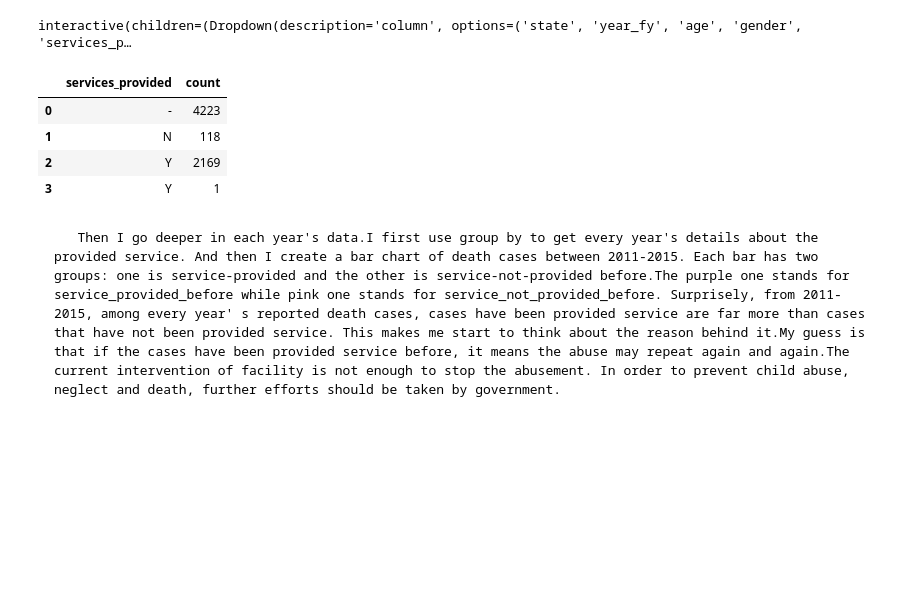
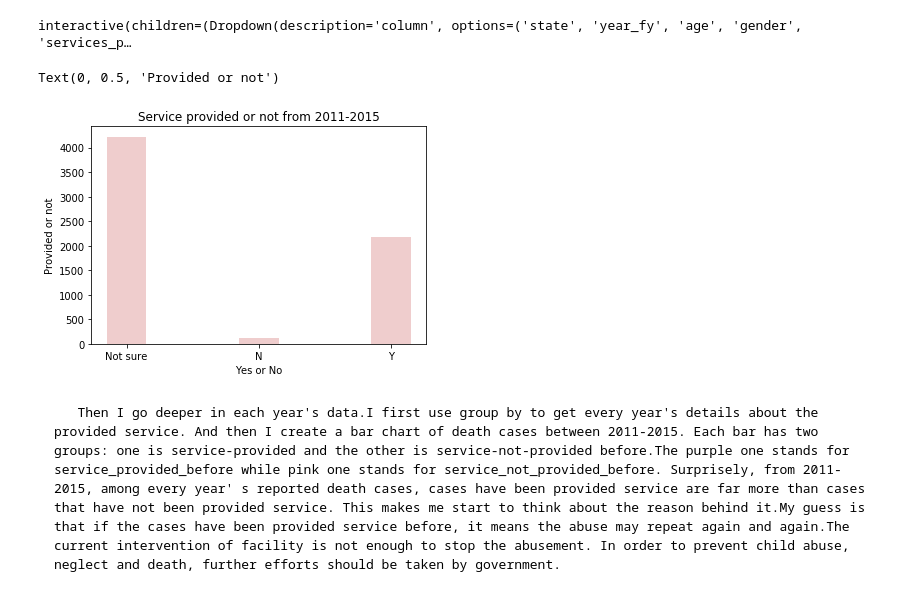
Before and after one commit to Zoeoez/yeminwu.github.io, a Jupyter notebook: wuyemin-final3.ipynb, the cells around one changed output. Drawn from its saved outputs; the diff is of its cells as text; code cells hidden in the pictures; blank space fills up the shorter version.

```diff
--- a/wuyemin-final3.ipynb
+++ b/wuyemin-final3.ipynb
@@ -69,21 +69,18 @@ interactive(children=(Dropdown(description='column', options=('state', 'year_fy'
 # %%
 grouped = CAPTA_categorical.groupby('services_provided')
 count_by_services_provided=grouped['services_provided'].count()
 count_by_services_provided = {'services_provided':count_by_services_provided.index,'count':count_by_services_provided.values}
 count_by_services_provided = pd.DataFrame(count_by_services_provided)
 count_by_services_provided
 x_data =['Not sure','N','Y','Y']
 plt.bar(x=x_data, height=count_by_services_provided['count'],
-color='indianred', alpha=0.3, width=bar_width)
+color='indianred', alpha=0.3, width=0.3)
 plt.title("Service provided or not from 2011-2015")
 plt.xlabel("Yes or No")
 plt.ylabel("Provided or not")
 # %% [output]
-|  | services_provided | count |
-| 0 | - | 4223 |
-| 1 | N | 118 |
-| 2 | Y | 2169 |
-| 3 | Y | 1 |
+Text(0, 0.5, 'Provided or not')
+[figure, added]
 # %% [markdown]
        Then I go deeper in each year's data.I first use group by to get every year's details about the provided service. And then I create a bar chart of death cases between 2011-2015. Each bar has two groups: one is service-provided and the other is service-not-provided before.The purple one stands for service_provided_before while pink one stands for service_not_provided_before. Surprisely, from 2011-2015, among every year' s reported death cases, cases have been provided service are far more than cases that have not been provided service. This makes me start to think about the reason behind it.My guess is that if the cases have been provided service before, it means the abuse may repeat again and again.The current intervention of facility is not enough to stop the abusement. In order to prevent child abuse, neglect and death, further efforts should be taken by government.
 # %%
```
